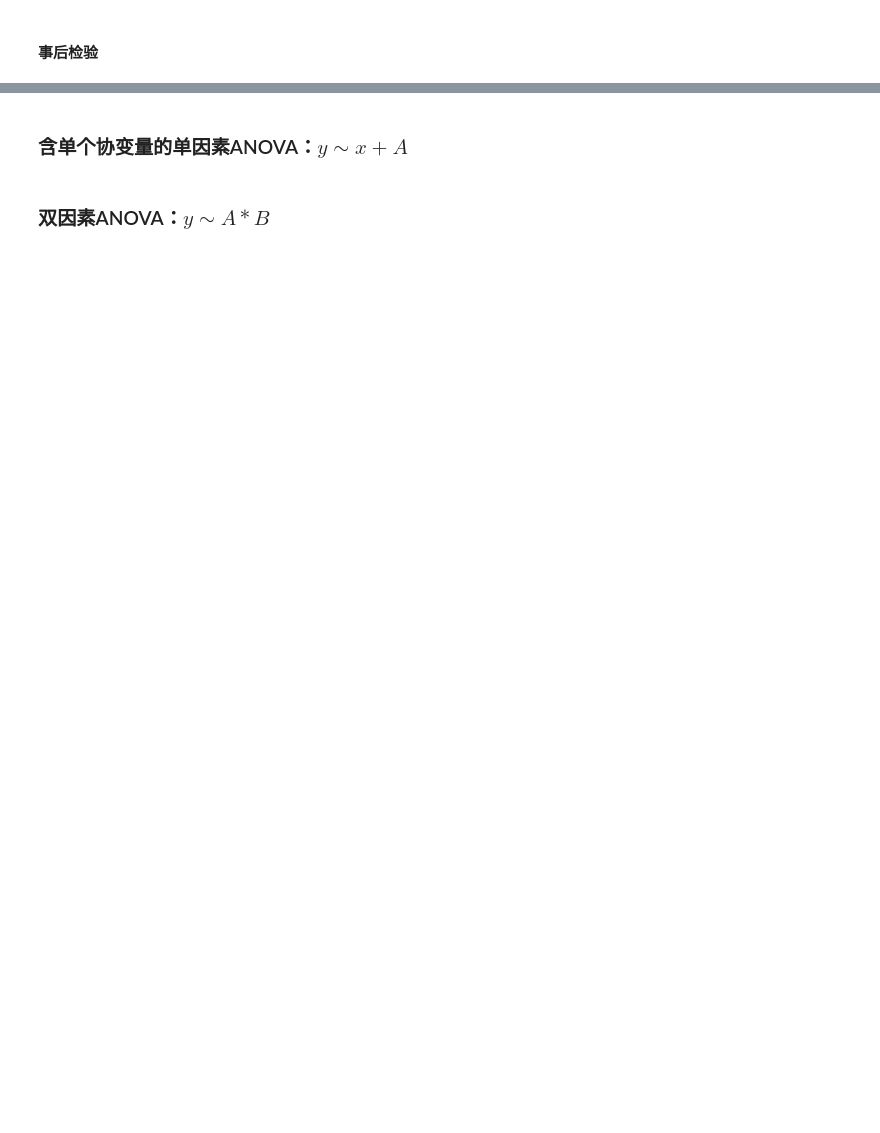
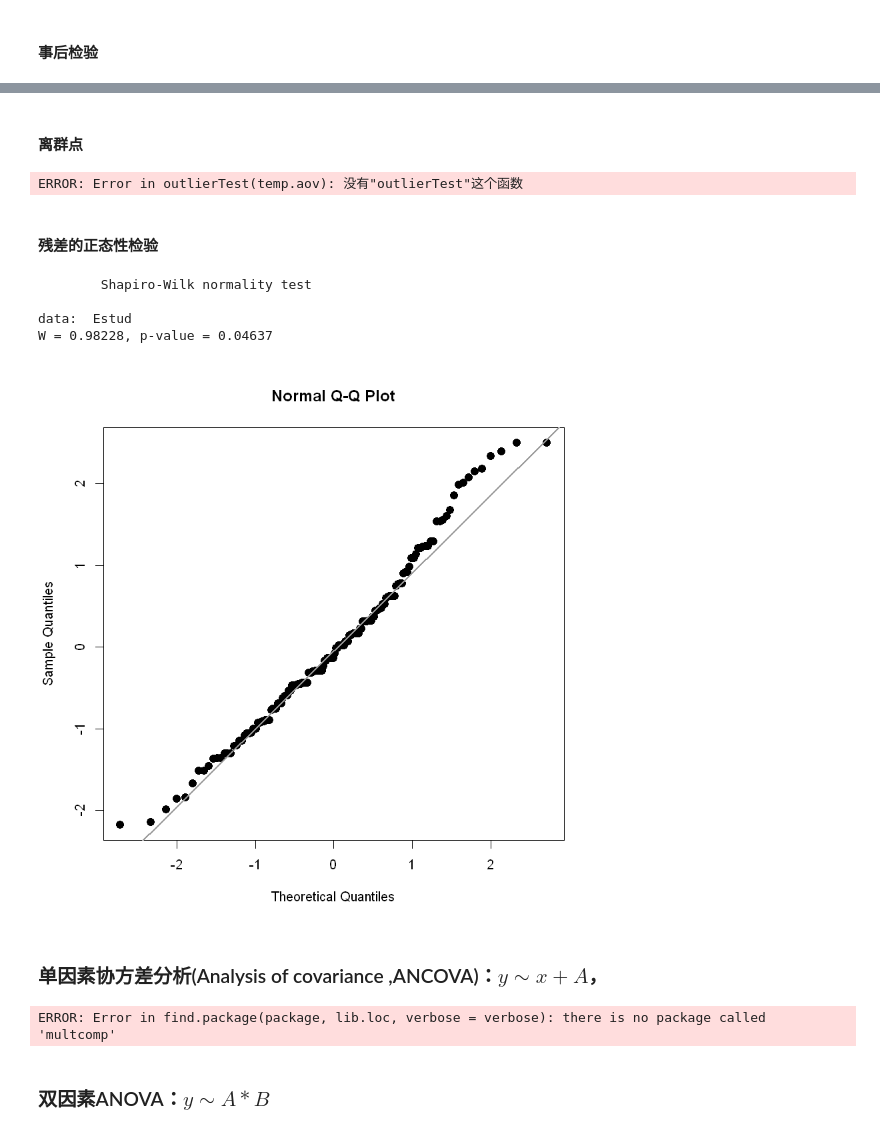
Before and after one commit to Sanningw/ML-and-DL, a Jupyter notebook: math/Statistics/R/stats.ipynb, the cells around one changed output, grey strips where cells are left out. Saved outputs shown, nothing was run; the diff lists cells and outputs as text; code cells hidden in the pictures; blank space fills up the shorter version.

```diff
--- a/math/Statistics/R/stats.ipynb
+++ b/math/Statistics/R/stats.ipynb
@@ -447,4 +447,30 @@ $Month
+# %% [markdown]
+#### 离群点
+# %%
+outlierTest(temp.aov)
+# %% [output]
+ERROR: Error in outlierTest(temp.aov): 没有"outlierTest"这个函数
+# %% [markdown]
+#### 残差的正态性检验
+# %%
+Estud <- rstudent(temp.aov)
+shapiro.test(Estud)
+# %% [output]
+        Shapiro-Wilk normality test
+
+data:  Estud
+W = 0.98228, p-value = 0.04637
+# %%
+qqnorm(Estud, pch=20, cex=2)
+qqline(Estud, col="gray60", lwd=2)
+# %% [output]
+[figure, added]
 # %% [markdown]
-### 含单个协变量的单因素ANOVA：$y\sim x+A$
+### 单因素协方差分析(Analysis of covariance ,ANCOVA)：$y\sim x+A$，
+# %%
+data(litter,package = "multcomp")
+pander(head(litter))
+# %% [output]
+ERROR: Error in find.package(package, lib.loc, verbose = verbose): there is no package called 'multcomp'
 # %% [markdown]
 ### 双因素ANOVA：$y\sim A\ast B$
```
Also changed, not shown: parts of 5 cells of this notebook.
